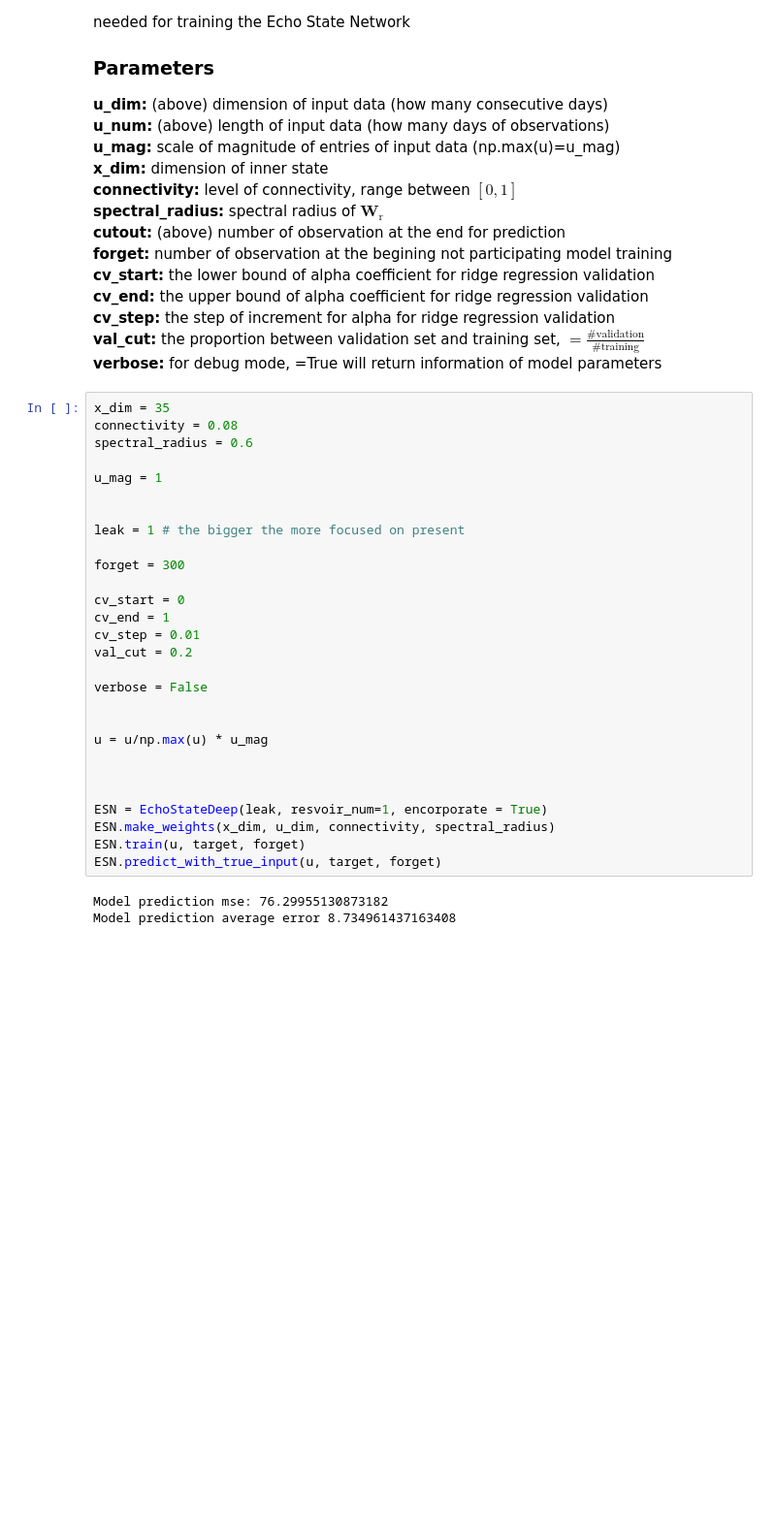
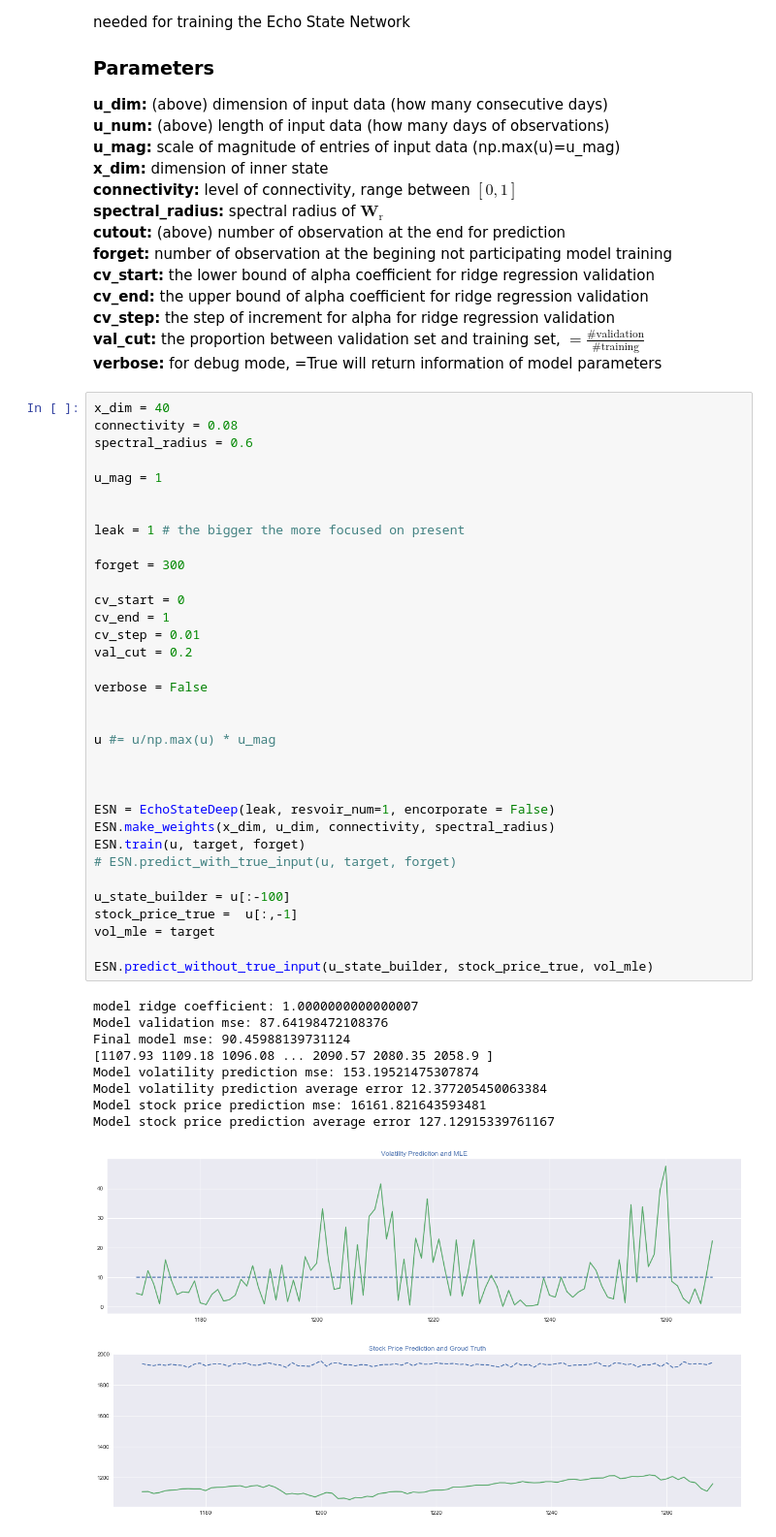
Before and after one commit to BobZiyangDing/EchoStateNeuralStochasticVolatilityHestonModel, a Jupyter notebook: EchoState.ipynb, the cells around one changed output. Shown: that part at 97% size. Saved outputs shown, nothing was run; the diff lists cells and outputs as text; blank space fills up the shorter version.

```diff
--- a/EchoState.ipynb
+++ b/EchoState.ipynb
@@ -1022,36 +1079,50 @@ We need to normalize the input data to make it not too big that dominates the pr
 **val_cut:** the proportion between validation set and training set, $=\frac{\# \text{validation}}{\# \text{training}}$
 **verbose:** for debug mode, =True will return information of model parameters
 # %%
-x_dim = 35
+x_dim = 40
 connectivity = 0.08
 spectral_radius = 0.6
 
 u_mag = 1
 
 
 leak = 1 # the bigger the more focused on present
 
 forget = 300
 
 cv_start = 0
 cv_end = 1
 cv_step = 0.01
 val_cut = 0.2
 
 verbose = False
 
 
-u = u/np.max(u) * u_mag
+u #= u/np.max(u) * u_mag
 
 
 
-ESN = EchoStateDeep(leak, resvoir_num=1, encorporate = True)
+ESN = EchoStateDeep(leak, resvoir_num=1, encorporate = False)
 ESN.make_weights(x_dim, u_dim, connectivity, spectral_radius)
 ESN.train(u, target, forget)
-ESN.predict_with_true_input(u, target, forget)
+# ESN.predict_with_true_input(u, target, forget)
+
+u_state_builder = u[:-100]
+stock_price_true =  u[:,-1]
+vol_mle = target
+
+ESN.predict_without_true_input(u_state_builder, stock_price_true, vol_mle)
 # %% [output]
-Model prediction mse: 76.29955130873182
-Model prediction average error 8.734961437163408
+model ridge coefficient: 1.0000000000000007
+Model validation mse: 87.64198472108376
+Final model mse: 90.45988139731124
+[1107.93 1109.18 1096.08 ... 2090.57 2080.35 2058.9 ]
+Model volatility prediction mse: 153.19521475307874
+Model volatility prediction average error 12.377205450063384
+Model stock price prediction mse: 16161.821643593481
+Model stock price prediction average error 127.12915339761167
+[figure, added]
+[figure, added]
 # %%
 """
 pred_std = EchoStateDeepTest(x_dim, connectivity, spectral_radius,
```
Also changed, not shown: parts of 2 cells of this notebook.
